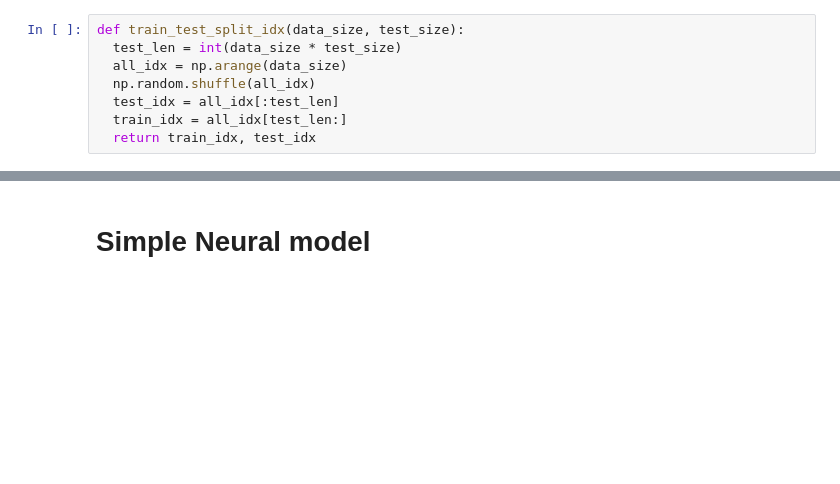
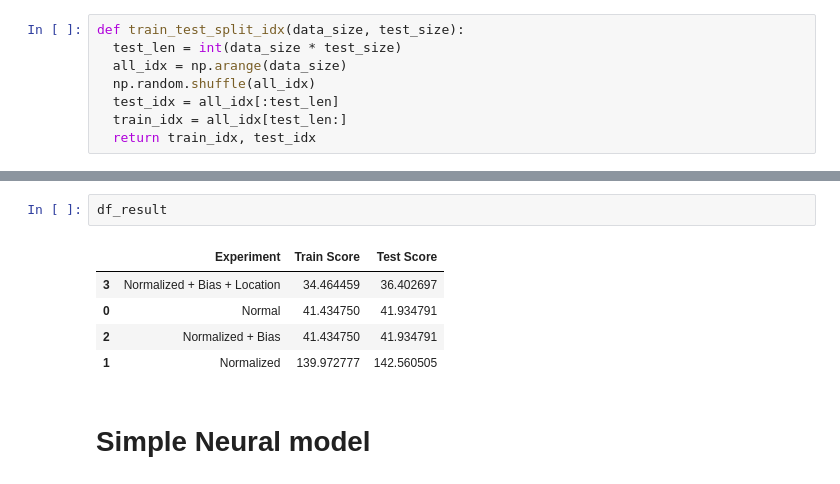
Before and after one commit to Lummetry/DS105-02, a Jupyter notebook: scripts/03_real_estate_models_revisited.ipynb, the cells around one changed output, grey strips where cells are left out. Cells and saved outputs as stored; diff of their text form; blank space fills up the shorter version.

```diff
--- a/scripts/03_real_estate_models_revisited.ipynb
+++ b/scripts/03_real_estate_models_revisited.ipynb
@@ -376,3 +790,11 @@ df_result.to_csv('outputs/results.csv', index=False)
+# %%
+df_result
+# %% [output]
+|  | Experiment | Train Score | Test Score |
+| 3 | Normalized + Bias + Location | 34.464459 | 36.402697 |
+| 0 | Normal | 41.434750 | 41.934791 |
+| 2 | Normalized + Bias | 41.434750 | 41.934791 |
+| 1 | Normalized | 139.972777 | 142.560505 |
 # %% [markdown]
 # Simple Neural model
 # %%
```
Also changed, not shown: parts of 82 cells of this notebook, 3 other files.
